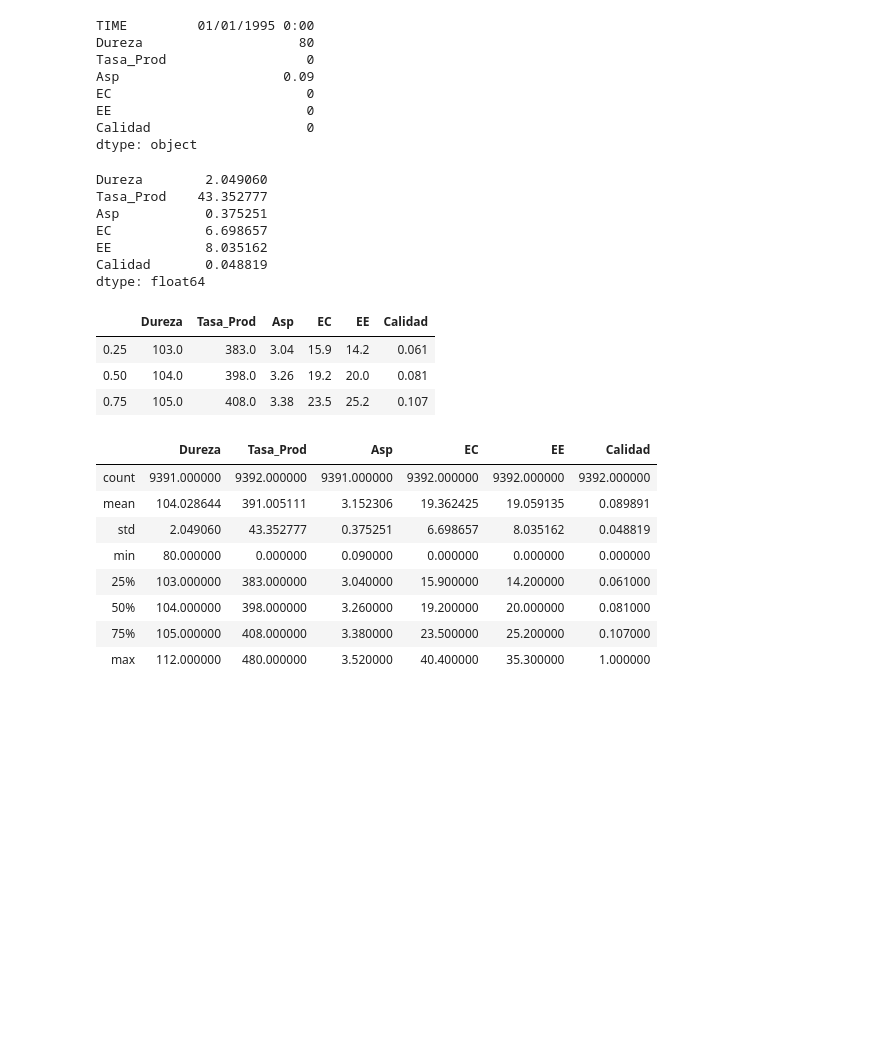
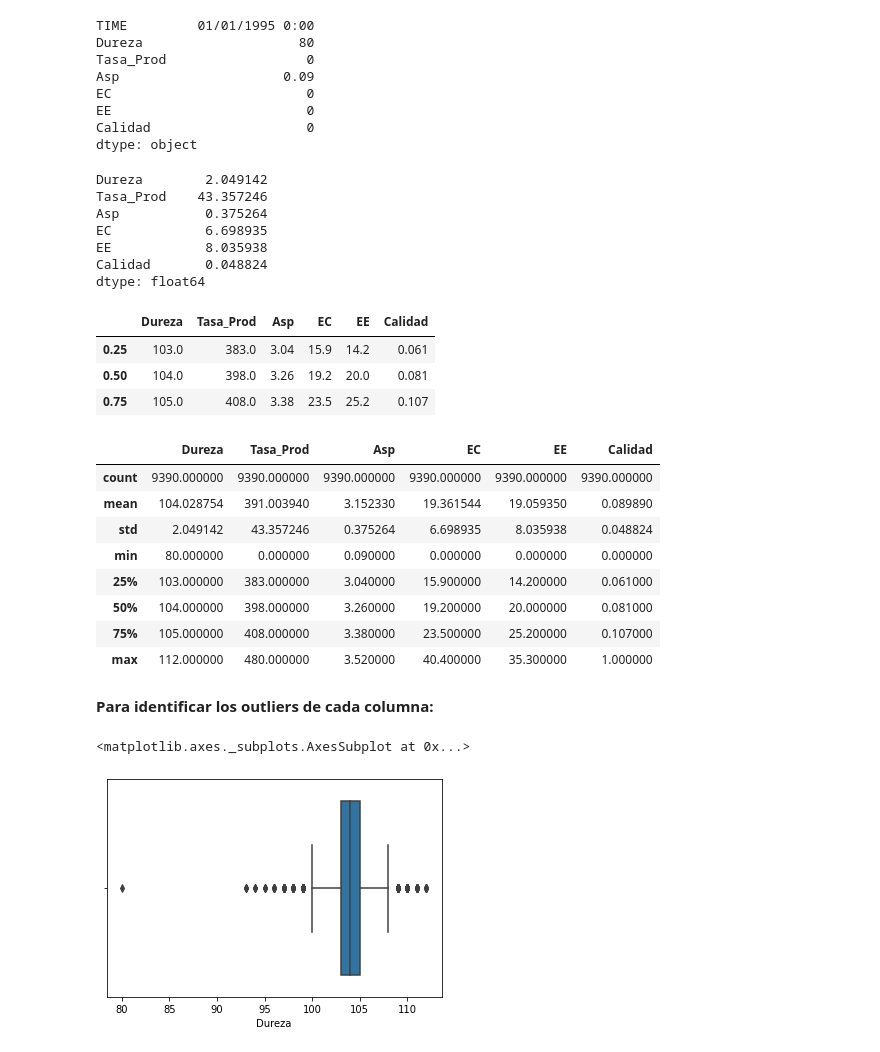
Before and after one commit to renatauribes/hello-world, a Jupyter notebook: cargaDatos.ipynb, the cells around one changed output. Drawn from its saved outputs; the diff is of its cells as text; code cells hidden in the pictures; blank space fills up the shorter version.

```diff
--- a/cargaDatos.ipynb
+++ b/cargaDatos.ipynb
@@ -9,7 +17,7 @@ import matplotlib.pyplot as plt
 # %% [markdown]
 Carga de la base de datos y creación del data frame:
 # %%
-df = pd.read_csv('datos_tec.csv')
+df = pd.read_csv('/content/drive/Shareddrives/EQUIPO RETO CIENCIA DE DATOS/datos_tec.csv')
 df.head()
 # %% [output]
 |  | TIME | Dureza | Tasa_Prod | Asp | EC | EE | Calidad |
@@ -114,12 +122,12 @@ dtype: object
 # %%
 df.std()
 # %% [output]
-Dureza        2.049060
-Tasa_Prod    43.352777
-Asp           0.375251
-EC            6.698657
-EE            8.035162
-Calidad       0.048819
+Dureza        2.049142
+Tasa_Prod    43.357246
+Asp           0.375264
+EC            6.698935
+EE            8.035938
+Calidad       0.048824
 dtype: float64
 # %%
 df.quantile([0.25,0.5,0.75])
@@ -132,11 +140,13 @@ df.quantile([0.25,0.5,0.75])
 df.describe()
 # %% [output]
 |  | Dureza | Tasa_Prod | Asp | EC | EE | Calidad |
-| count | 9391.000000 | 9392.000000 | 9391.000000 | 9392.000000 | 9392.000000 | 9392.000000 |
-| mean | 104.028644 | 391.005111 | 3.152306 | 19.362425 | 19.059135 | 0.089891 |
-| std | 2.049060 | 43.352777 | 0.375251 | 6.698657 | 8.035162 | 0.048819 |
+| count | 9390.000000 | 9390.000000 | 9390.000000 | 9390.000000 | 9390.000000 | 9390.000000 |
+| mean | 104.028754 | 391.003940 | 3.152330 | 19.361544 | 19.059350 | 0.089890 |
+| std | 2.049142 | 43.357246 | 0.375264 | 6.698935 | 8.035938 | 0.048824 |
 | min | 80.000000 | 0.000000 | 0.090000 | 0.000000 | 0.000000 | 0.000000 |
 | 25% | 103.000000 | 383.000000 | 3.040000 | 15.900000 | 14.200000 | 0.061000 |
 | 50% | 104.000000 | 398.000000 | 3.260000 | 19.200000 | 20.000000 | 0.081000 |
 | 75% | 105.000000 | 408.000000 | 3.380000 | 23.500000 | 25.200000 | 0.107000 |
 | max | 112.000000 | 480.000000 | 3.520000 | 40.400000 | 35.300000 | 1.000000 |
+# %% [markdown]
+**Para identificar los outliers de cada columna:**
@@ -142,0 +156,5 @@ df.describe()
+# %%
+sns.boxplot(x=df['Dureza'], showfliers =True)
+# %% [output]
+<matplotlib.axes._subplots.AxesSubplot at 0x...>
+[figure, added]
```
Also changed, not shown: parts of 19 cells of this notebook.
